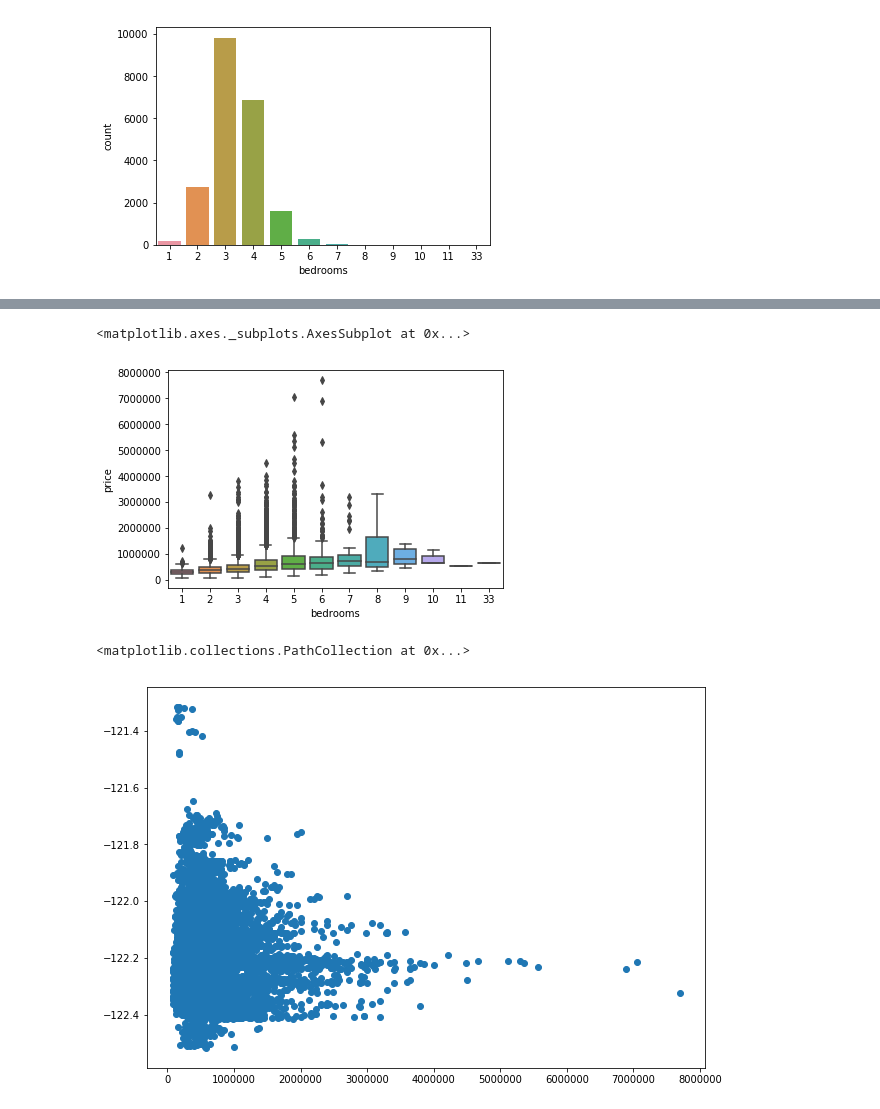
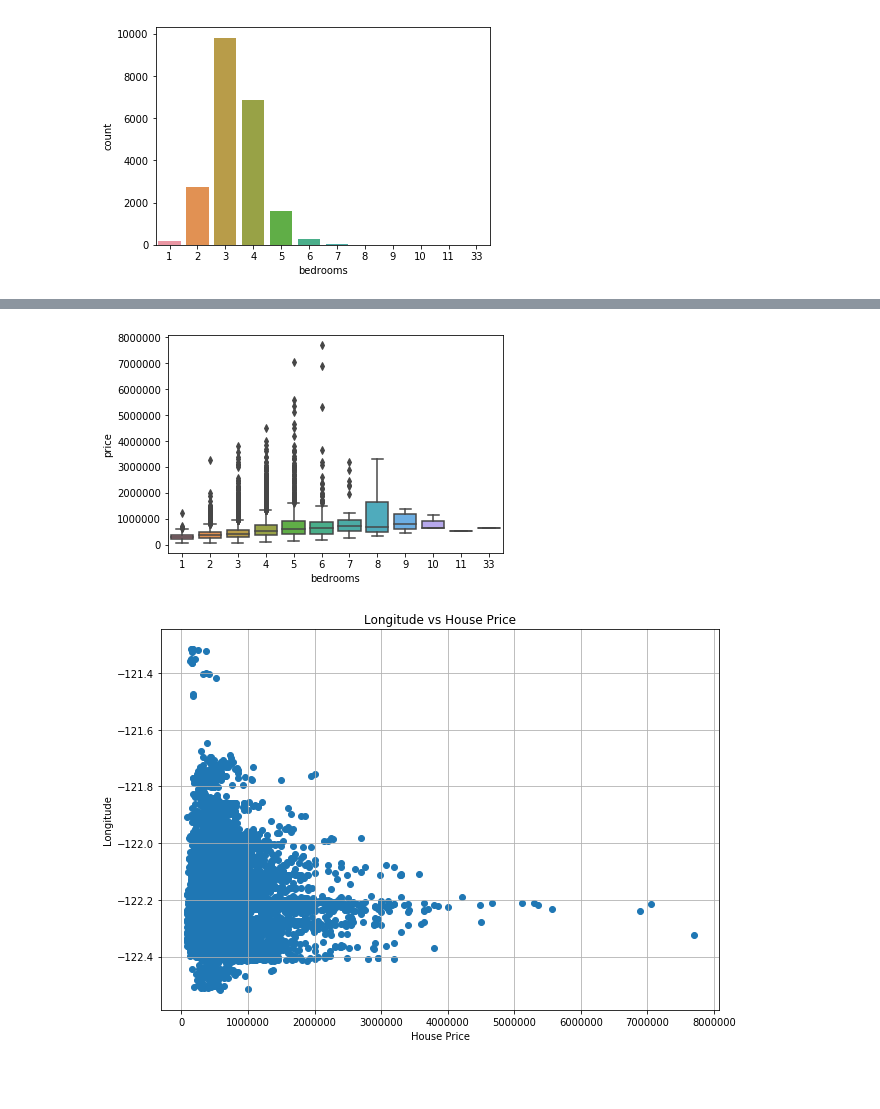
Before and after one commit to debajyoti94/House_price_prediction, a Jupyter notebook: notebooks/House_Pricing_EDA.ipynb, the cells around one changed output, grey strips where cells are left out. Cells and saved outputs as stored; diff of their text form; code cells hidden in the pictures; blank space fills up the shorter version.

```diff
--- a/notebooks/House_Pricing_EDA.ipynb
+++ b/notebooks/House_Pricing_EDA.ipynb
@@ -105,13 +109,17 @@ plt.scatter(x='price', y='sqft_living', data=housing_df)
 # %%
-sns.boxplot(x='bedrooms', y='price', data=housing_df)
+sns_boxplot_bedrooms_price = sns.boxplot(x='bedrooms', y='price', data=housing_df)
+sns_boxplot_bedrooms_price.figure.savefig('../plots/box_plot_bedrooms_price.png')
 # %% [output]
-<matplotlib.axes._subplots.AxesSubplot at 0x...>
 [figure]
 # %%
 plt.figure(figsize=(10,7))
+plt.title('Longitude vs House Price')
+plt.grid()
+plt.xlabel('House Price')
+plt.ylabel('Longitude')
 plt.scatter(x='price',y='long', data=housing_df)
+plt.savefig('../plots/house_price_vs_longitude.png')
 # %% [output]
-<matplotlib.collections.PathCollection at 0x...>
-[figure, old version]
+[figure, new version]
 # %%
 plt.figure(figsize=(10,7))
```
Also changed, not shown: parts of 14 cells of this notebook.
